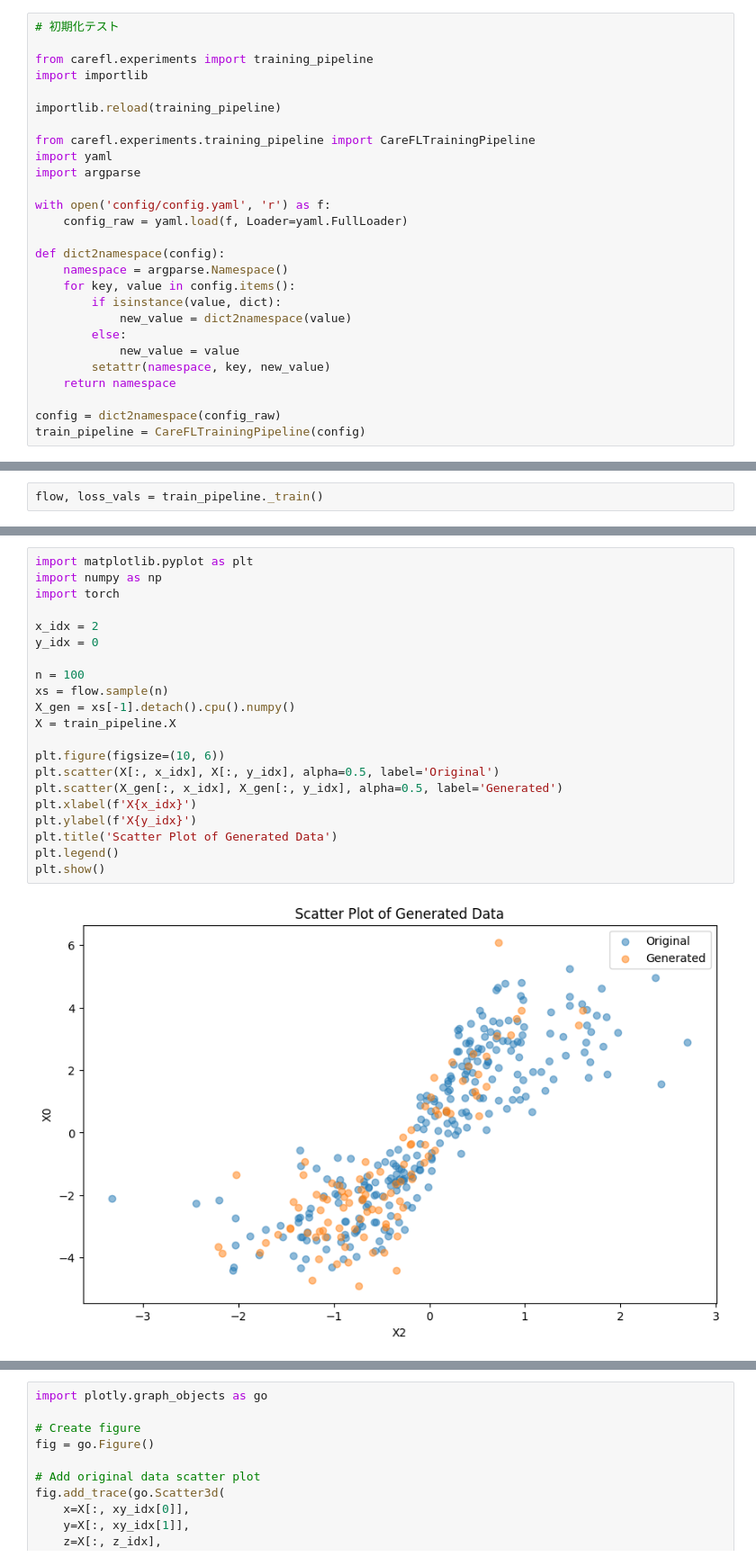
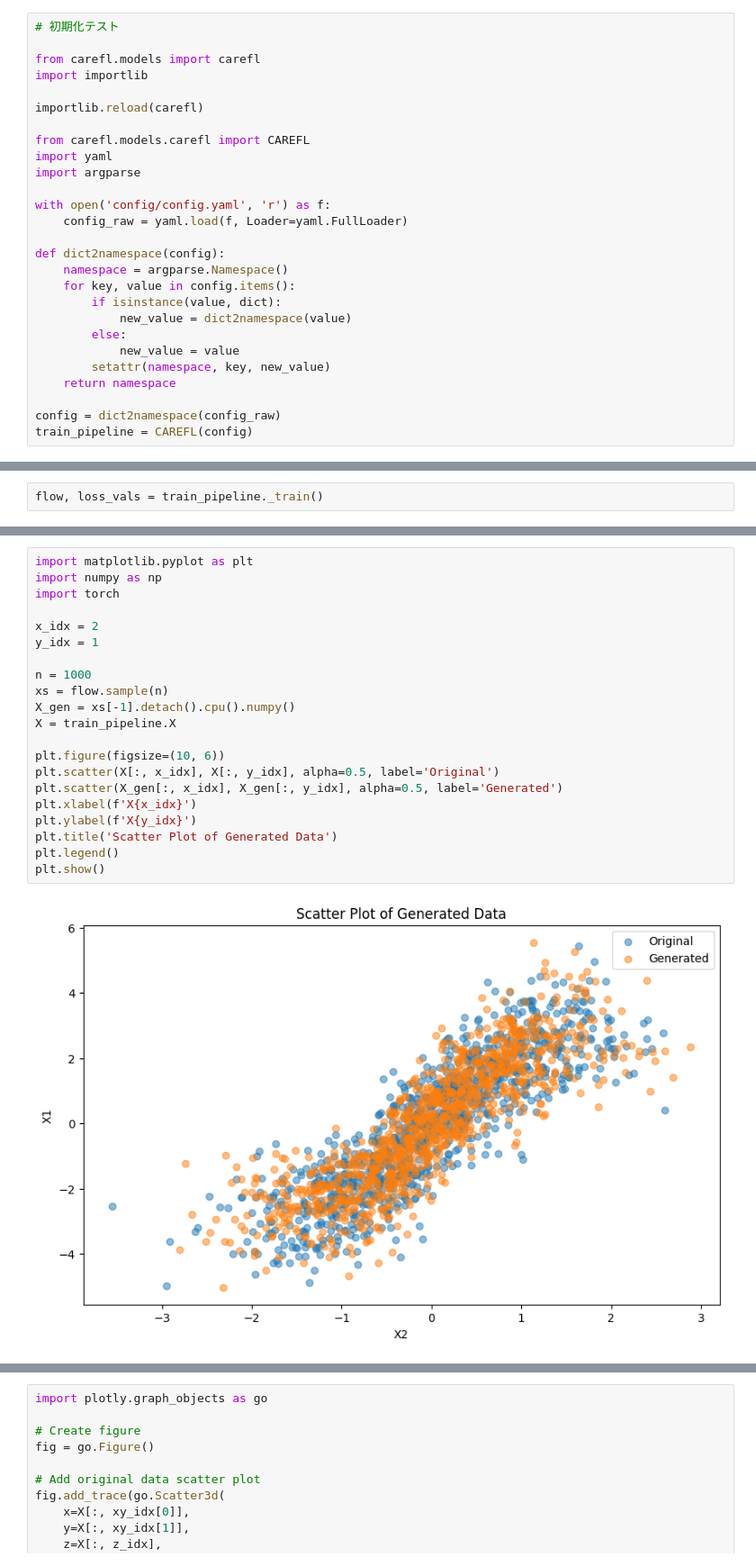
Before and after one commit to hashikun917/Diffusion, a Jupyter notebook: notebooks/250723正規化フローを用いた因果モデル学習とNOTEARSと組み合わせた場合の性能評価.ipynb, the cells around one changed output, grey strips where cells are left out. Shown: that part at 90% size. Saved outputs shown, nothing was run; the diff lists cells and outputs as text.

Commit message:
careflのflow逆トポロジカル順&介入分布からの生成モジュールの修正

```diff
--- a/notebooks/250723正規化フローを用いた因果モデル学習とNOTEARSと組み合わせた場合の性能評価.ipynb
+++ b/notebooks/250723正規化フローを用いた因果モデル学習とNOTEARSと組み合わせた場合の性能評価.ipynb
@@ -666,12 +666,12 @@ os.chdir('/home/hashikami/projects/Diff')
 # %%
 # 初期化テスト
 
-from carefl.experiments import training_pipeline
+from carefl.models import carefl
 import importlib
 
-importlib.reload(training_pipeline)
+importlib.reload(carefl)
 
-from carefl.experiments.training_pipeline import CareFLTrainingPipeline
+from carefl.models.carefl import CAREFL
 import yaml
 import argparse
 
@@ -689,7 +689,7 @@ def dict2namespace(config):
     return namespace
 
 config = dict2namespace(config_raw)
-train_pipeline = CareFLTrainingPipeline(config)
+train_pipeline = CAREFL(config)
 # %%
 # 各メソッドの動作確認
 
@@ -720,26 +720,26 @@ array([[0., 1., 0.],
 # %%
 import matplotlib.pyplot as plt
 import numpy as np
 import torch
 
 x_idx = 2
-y_idx = 0
+y_idx = 1
 
-n = 100
+n = 1000
 xs = flow.sample(n)
 X_gen = xs[-1].detach().cpu().numpy()
 X = train_pipeline.X
 
 plt.figure(figsize=(10, 6))
 plt.scatter(X[:, x_idx], X[:, y_idx], alpha=0.5, label='Original')
 plt.scatter(X_gen[:, x_idx], X_gen[:, y_idx], alpha=0.5, label='Generated')
 plt.xlabel(f'X{x_idx}')
 plt.ylabel(f'X{y_idx}')
 plt.title('Scatter Plot of Generated Data')
 plt.legend()
 plt.show()
 # %% [output]
-[figure, old version]
+[figure, new version]
 # %%
 import matplotlib.pyplot as plt
 import numpy as np
```
Also changed, not shown: parts of 3 cells of this notebook, 5 other files.
